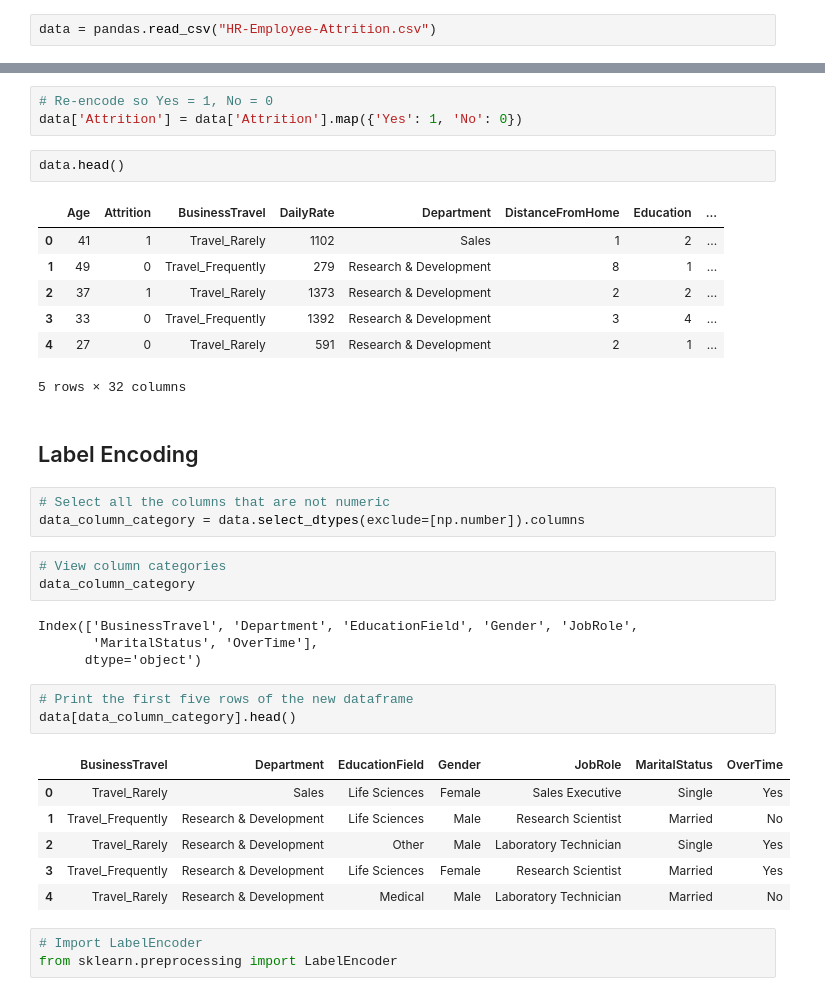
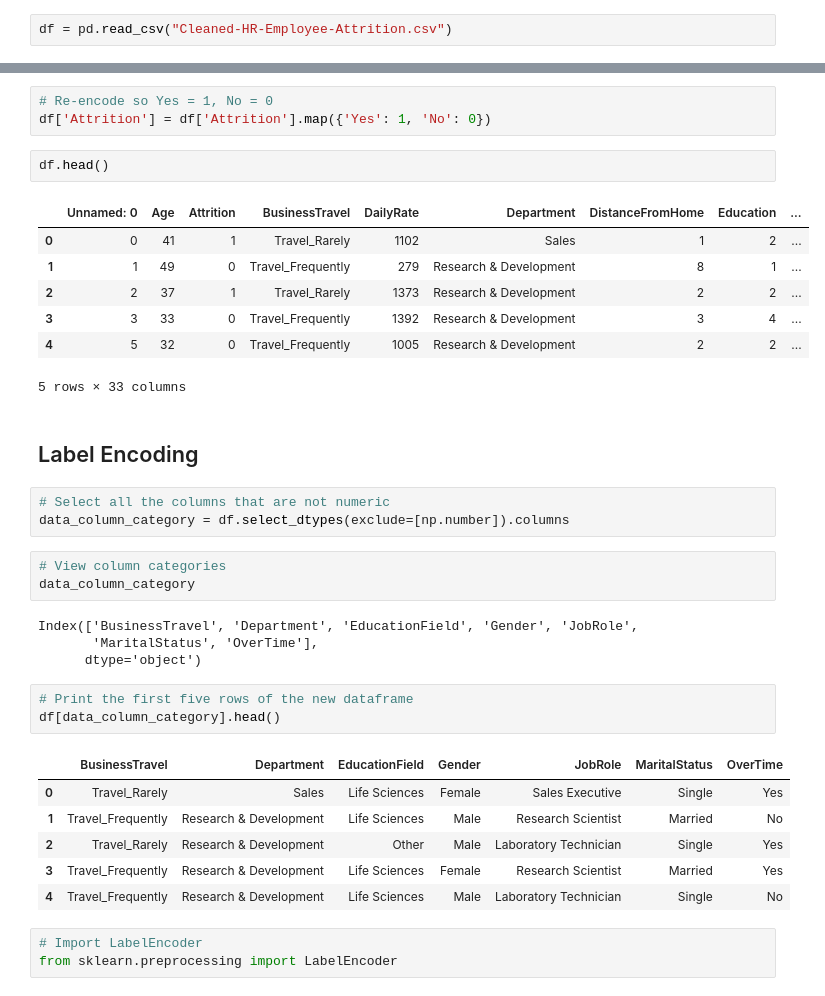
Before and after one commit to OttoDyva/MP3-Prediction-by-Machine-Learning, a Jupyter notebook: Classification.ipynb, the cells around one changed output, grey strips where cells are left out. Cells and saved outputs as stored; diff of their text form.

```diff
--- a/Classification.ipynb
+++ b/Classification.ipynb
@@ -23,5 +23,5 @@ from sklearn.linear_model import LinearRegression
 import sklearn.metrics as sm
 from sklearn.metrics import r2_score
 # %%
-data = pandas.read_csv("HR-Employee-Attrition.csv")
+df = pd.read_csv("Cleaned-HR-Employee-Attrition.csv")
 # %%
@@ -108,21 +74,21 @@ Columns with a single unique value (will be removed):
 # %%
 # Re-encode so Yes = 1, No = 0
-data['Attrition'] = data['Attrition'].map({'Yes': 1, 'No': 0})
+df['Attrition'] = df['Attrition'].map({'Yes': 1, 'No': 0})
 # %%
-data.head()
+df.head()
 # %% [output]
-|  | Age | Attrition | BusinessTravel | DailyRate | Department | DistanceFromHome | Education | ... |
-| 0 | 41 | 1 | Travel_Rarely | 1102 | Sales | 1 | 2 | ... |
-| 1 | 49 | 0 | Travel_Frequently | 279 | Research & Development | 8 | 1 | ... |
-| 2 | 37 | 1 | Travel_Rarely | 1373 | Research & Development | 2 | 2 | ... |
-| 3 | 33 | 0 | Travel_Frequently | 1392 | Research & Development | 3 | 4 | ... |
-| 4 | 27 | 0 | Travel_Rarely | 591 | Research & Development | 2 | 1 | ... |
+|  | Unnamed: 0 | Age | Attrition | BusinessTravel | DailyRate | Department | DistanceFromHome | Education | ... |
+| 0 | 0 | 41 | 1 | Travel_Rarely | 1102 | Sales | 1 | 2 | ... |
+| 1 | 1 | 49 | 0 | Travel_Frequently | 279 | Research & Development | 8 | 1 | ... |
+| 2 | 2 | 37 | 1 | Travel_Rarely | 1373 | Research & Development | 2 | 2 | ... |
+| 3 | 3 | 33 | 0 | Travel_Frequently | 1392 | Research & Development | 3 | 4 | ... |
+| 4 | 5 | 32 | 0 | Travel_Frequently | 1005 | Research & Development | 2 | 2 | ... |
-5 rows × 32 columns
+5 rows × 33 columns
 # %% [markdown]
 ## Label Encoding
 # %%
 # Select all the columns that are not numeric
-data_column_category = data.select_dtypes(exclude=[np.number]).columns
+data_column_category = df.select_dtypes(exclude=[np.number]).columns
 # %%
 # View column categories
 data_column_category
@@ -132,14 +98,14 @@ Index(['BusinessTravel', 'Department', 'EducationField', 'Gender', 'JobRole',
       dtype='object')
 # %%
 # Print the first five rows of the new dataframe
-data[data_column_category].head()
+df[data_column_category].head()
 # %% [output]
 |  | BusinessTravel | Department | EducationField | Gender | JobRole | MaritalStatus | OverTime |
 | 0 | Travel_Rarely | Sales | Life Sciences | Female | Sales Executive | Single | Yes |
 | 1 | Travel_Frequently | Research & Development | Life Sciences | Male | Research Scientist | Married | No |
 | 2 | Travel_Rarely | Research & Development | Other | Male | Laboratory Technician | Single | Yes |
 | 3 | Travel_Frequently | Research & Development | Life Sciences | Female | Research Scientist | Married | Yes |
-| 4 | Travel_Rarely | Research & Development | Medical | Male | Laboratory Technician | Married | No |
+| 4 | Travel_Frequently | Research & Development | Life Sciences | Male | Laboratory Technician | Single | No |
 # %%
 # Import LabelEncoder
 from sklearn.preprocessing import LabelEncoder
```
Also changed, not shown: parts of 41 cells of this notebook, 2 other files.
